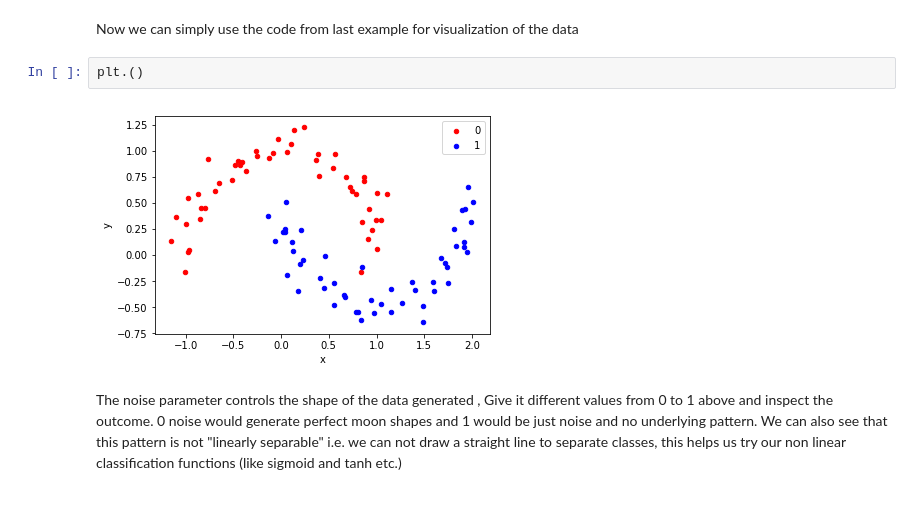
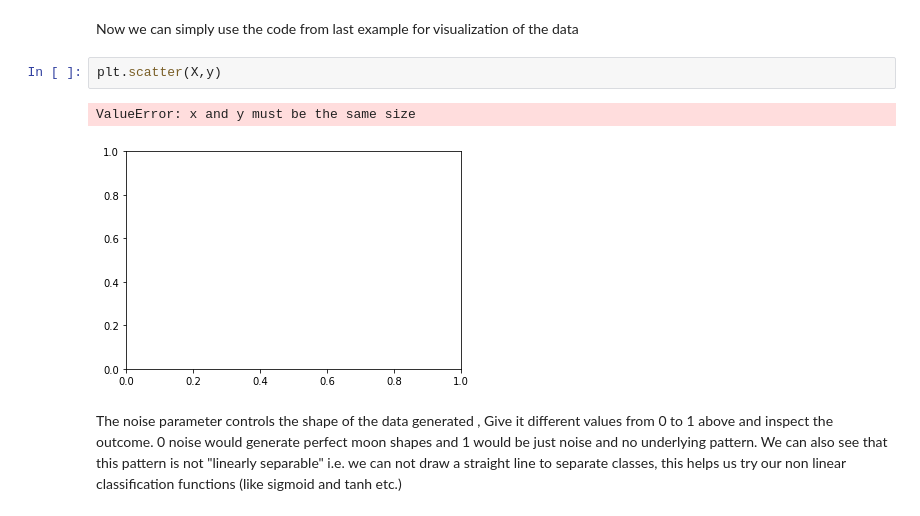
Before and after one commit to npschafer/dsc-generating-data-houston-ds-042219, a Jupyter notebook: index.ipynb, the cells around one changed output. Cells and saved outputs as stored; diff of their text form.

```diff
--- a/index.ipynb
+++ b/index.ipynb
@@ -80,10 +80,11 @@ from sklearn.datasets import make_moons
 X, y = make_moons(n_samples=100, noise=0.1)
 # %% [markdown]
 Now we can simply use the code from last example for visualization of the data
-# %%
-plt.()
-# %% [output]
-[figure, removed]
+# %%
+plt.scatter(X,y)
+# %% [output]
+ValueError: x and y must be the same size
+[figure, added]
 # %% [markdown]
 The noise parameter controls the shape of the data generated , Give it different values from 0 to 1 above and inspect the outcome. 0 noise would generate perfect moon shapes and 1 would be just noise and no underlying pattern. We can also see that this pattern is not "linearly separable" i.e. we can not draw a straight line to separate classes, this helps us try our non linear classification functions (like sigmoid and tanh etc.)
 # %% [markdown]
```
